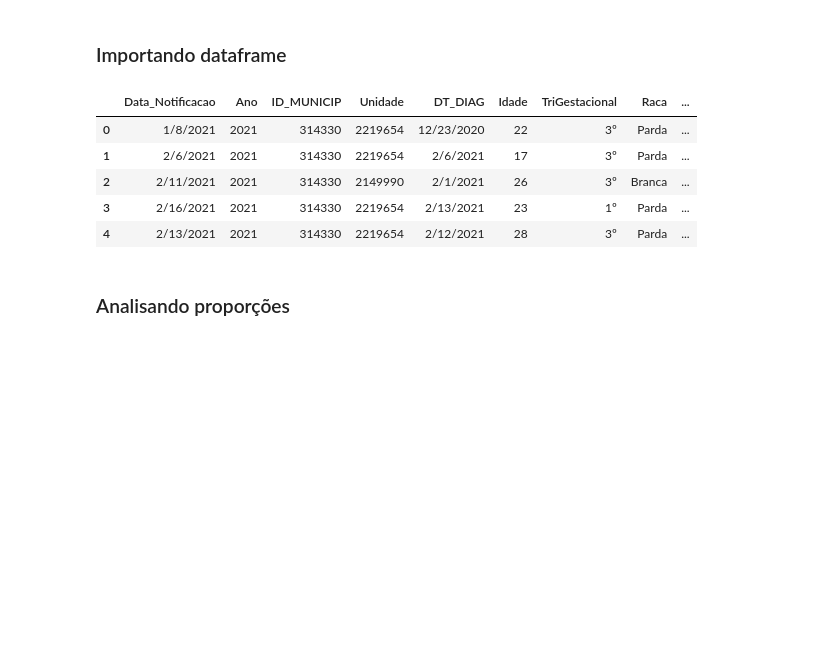
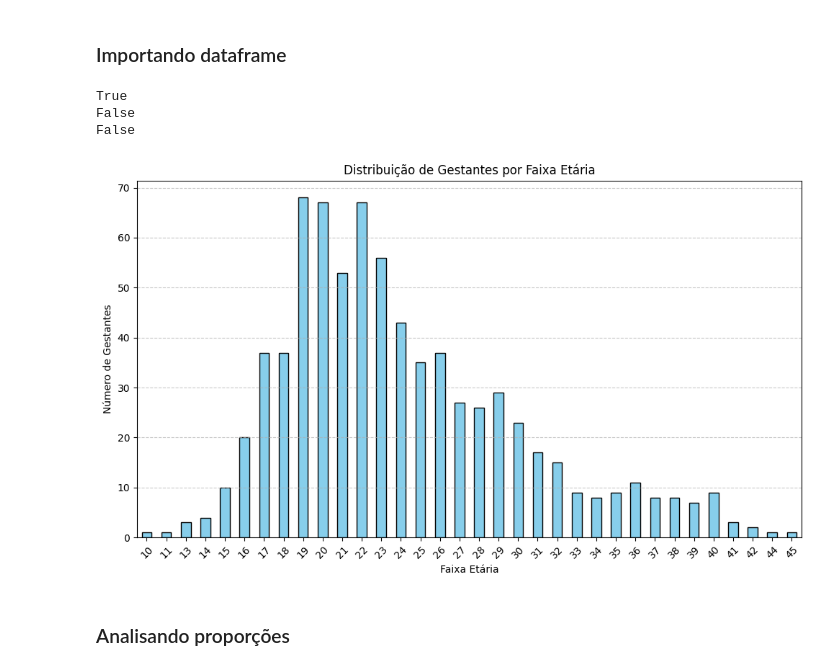
Before and after one commit to jAzz-hub/sifilis_data_analisys, a Jupyter notebook: Code/DataAnalisysDescritiva.ipynb, the cells around one changed output. Drawn from its saved outputs; the diff is of its cells as text; code cells hidden in the pictures; blank space fills up the shorter version.

```diff
--- a/Code/DataAnalisysDescritiva.ipynb
+++ b/Code/DataAnalisysDescritiva.ipynb
@@ -13,15 +13,37 @@ import matplotlib.pyplot as plt
 
 
 df = read_csv('../Data/CSV/csv_sifilis_moc_2019_2023.csv', sep=",", encoding='latin1', engine='python', thousands='.', decimal=',')
-# %%
-df.head()
-# %% [output]
-|  | Data_Notificacao | Ano | ID_MUNICIP | Unidade | DT_DIAG | Idade | TriGestacional | Raca | ... |
-| 0 | 1/8/2021 | 2021 | 314330 | 2219654 | 12/23/2020 | 22 | 3º | Parda | ... |
-| 1 | 2/6/2021 | 2021 | 314330 | 2219654 | 2/6/2021 | 17 | 3º | Parda | ... |
-| 2 | 2/11/2021 | 2021 | 314330 | 2149990 | 2/1/2021 | 26 | 3º | Branca | ... |
-| 3 | 2/16/2021 | 2021 | 314330 | 2219654 | 2/13/2021 | 23 | 1º | Parda | ... |
-| 4 | 2/13/2021 | 2021 | 314330 | 2219654 | 2/12/2021 | 28 | 3º | Parda | ... |
+# %%
+
+print('TPMOTPARC' in df.columns)
+print('TPESQPARC' in df.columns)
+print('TRATPARC' in df.columns)
+# %% [output]
+True
+False
+False
+# %%
+import matplotlib.pyplot as plt
+
+# Contar gestantes por faixa etária
+contagem = df['Idade'].value_counts().sort_index()
+
+# Configurar o gráfico
+plt.figure(figsize=(10, 6))
+contagem.plot(kind='bar', color='skyblue', edgecolor='black')
+
+# Personalizar
+plt.title('Distribuição de Gestantes por Faixa Etária')
+plt.xlabel('Faixa Etária')
+plt.ylabel('Número de Gestantes')
+plt.xticks(rotation=45)
+plt.grid(axis='y', linestyle='--', alpha=0.7)
+
+# Exibir
+plt.tight_layout()
+plt.show()
+# %% [output]
+[figure, added]
 # %% [markdown]
 ### Analisando proporções
 # %%
```
Also changed, not shown: parts of 14 cells of this notebook, 1 other file.
